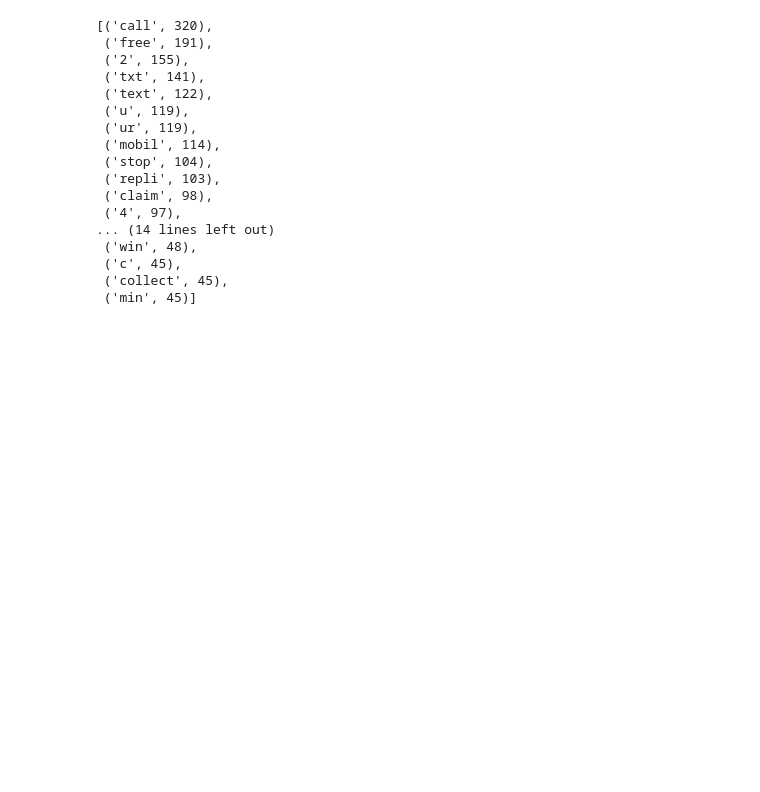
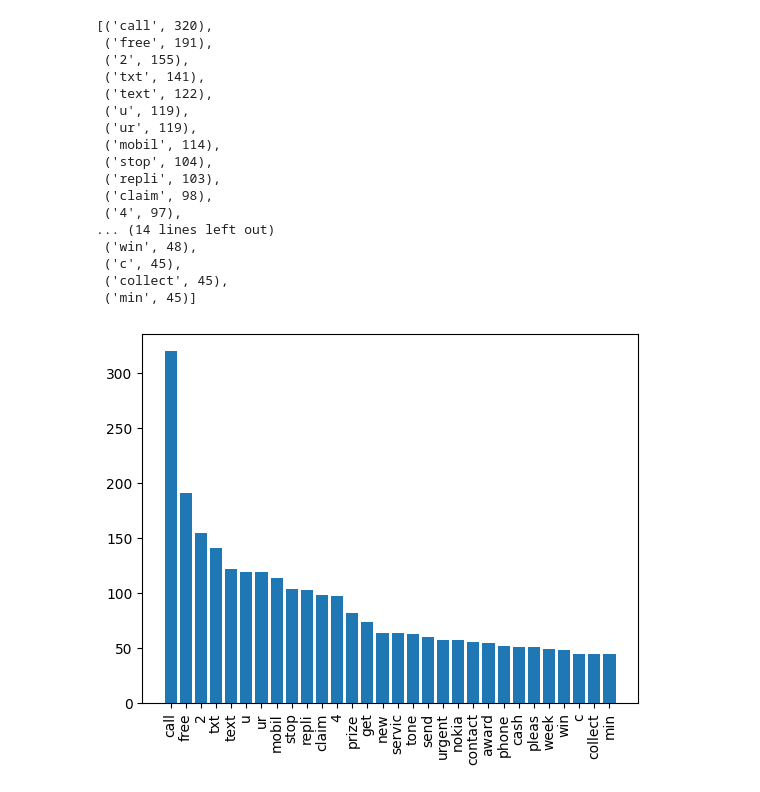
Before and after one commit to Bhaveshsingh9999/spamclassfier, a Jupyter notebook: SPAM.ipynb, the cells around one changed output. Cells and saved outputs as stored; diff of their text form; code cells hidden in the pictures; blank space fills up the shorter version.

```diff
--- a/SPAM.ipynb
+++ b/SPAM.ipynb
@@ -223,3 +223,11 @@ Counter(spam_corpus).most_common(30) #top 30 common words in spam messages
  ('c', 45),
  ('collect', 45),
  ('min', 45)]
+# %%
+#we add these 30 words in a dataframe and do a bar plot
+from collections import Counter
+plt.bar(pd.DataFrame(Counter(spam_corpus).most_common(30))[0],pd.DataFrame(Counter(spam_corpus).most_common(30))[1])
+plt.xticks(rotation='vertical')
+plt.show()
+# %% [output]
+[figure, added]
```
Also changed, not shown: parts of 14 cells of this notebook.
